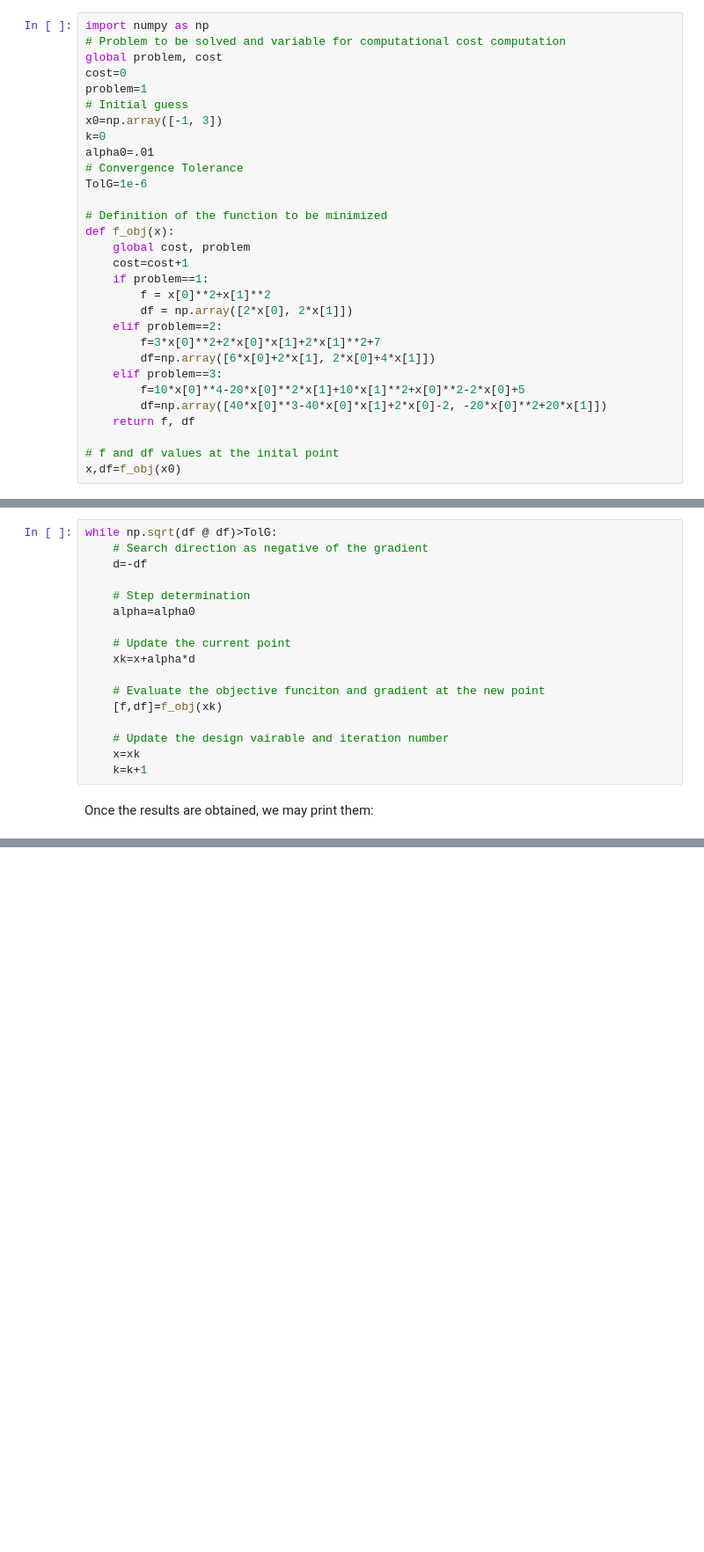
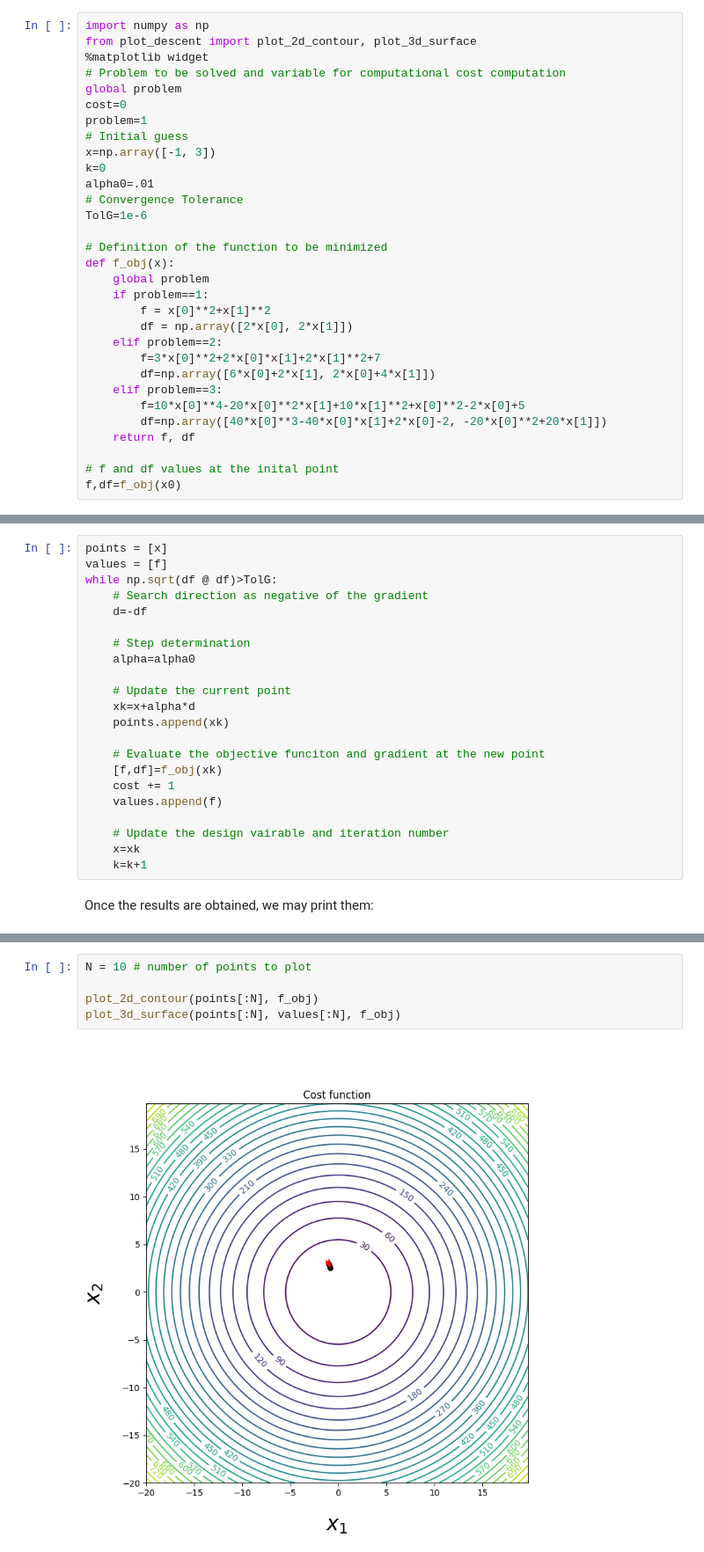
Before and after one commit to gabrielpalves/introduction-to-optimization, a Jupyter notebook: Python Aula 05 - 3 métodos/Opt_GradientDescent_fixedpass.ipynb, the cells around one changed output, grey strips where cells are left out. Shown at 88% size. Cells and saved outputs as stored; diff of their text form; blank space fills up the shorter version.

```diff
--- a/Python Aula 05 - 3 métodos/Opt_GradientDescent_fixedpass.ipynb
+++ b/Python Aula 05 - 3 métodos/Opt_GradientDescent_fixedpass.ipynb
@@ -8,12 +8,14 @@
 The first step consists in defining the algorithms parameters, such as initial point $\mathbf{x}_{(0)}$, $\alpha_{(t)}$ and convergence tolerance constant $\epsilon_{\nabla}$, as well as the function to be minimized and its gradient evaluation:
 # %%
 import numpy as np
+from plot_descent import plot_2d_contour, plot_3d_surface
+%matplotlib widget
 # Problem to be solved and variable for computational cost computation
-global problem, cost
+global problem
 cost=0
 problem=1
 # Initial guess
-x0=np.array([-1, 3])
+x=np.array([-1, 3])
 k=0
 alpha0=.01
 # Convergence Tolerance
@@ -21,8 +23,7 @@ TolG=1e-6
 
 # Definition of the function to be minimized
 def f_obj(x):
-    global cost, problem
-    cost=cost+1
+    global problem
     if problem==1:
         f = x[0]**2+x[1]**2
         df = np.array([2*x[0], 2*x[1]])
@@ -35,10 +36,12 @@ def f_obj(x):
     return f, df
 
 # f and df values at the inital point
-x,df=f_obj(x0)
+f,df=f_obj(x0)
 # %% [markdown]
 Now, we may start the iterative process for the function minimization using the gradient descent with fixed step method:
 # %%
+points = [x]
+values = [f]
 while np.sqrt(df @ df)>TolG:
     # Search direction as negative of the gradient
     d=-df
@@ -48,9 +51,12 @@ while np.sqrt(df @ df)>TolG:
 
     # Update the current point
     xk=x+alpha*d
+    points.append(xk)
 
     # Evaluate the objective funciton and gradient at the new point
     [f,df]=f_obj(xk)
+    cost += 1
+    values.append(f)
 
     # Update the design vairable and iteration number
     x=xk
@@ -82,0 +89,7 @@ Number of iterations for convergence:
+# %%
+N = 10 # number of points to plot
+
+plot_2d_contour(points[:N], f_obj)
+plot_3d_surface(points[:N], values[:N], f_obj)
+# %% [output]
+[figure, added]
```
Also changed, not shown: parts of 2 cells of this notebook, 6 other files.
